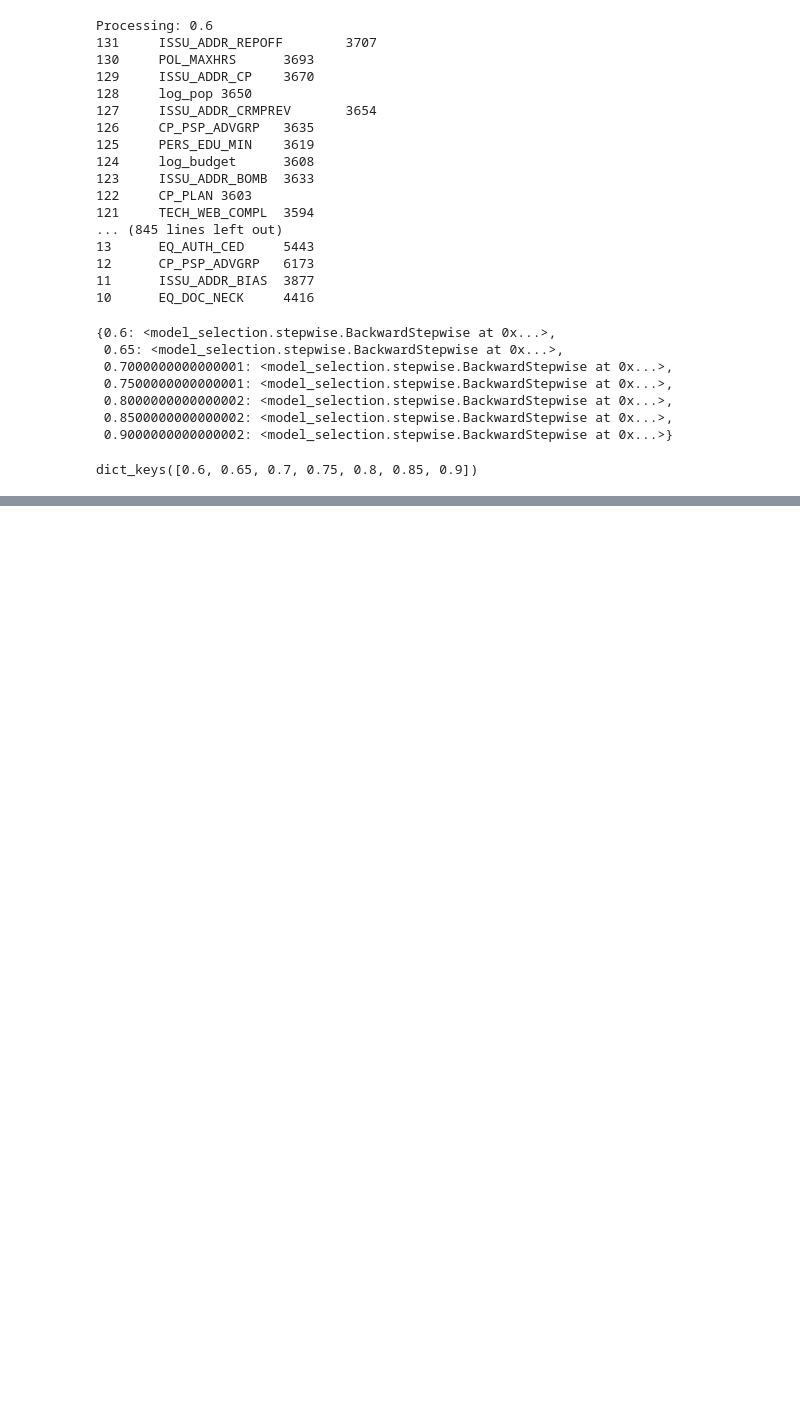
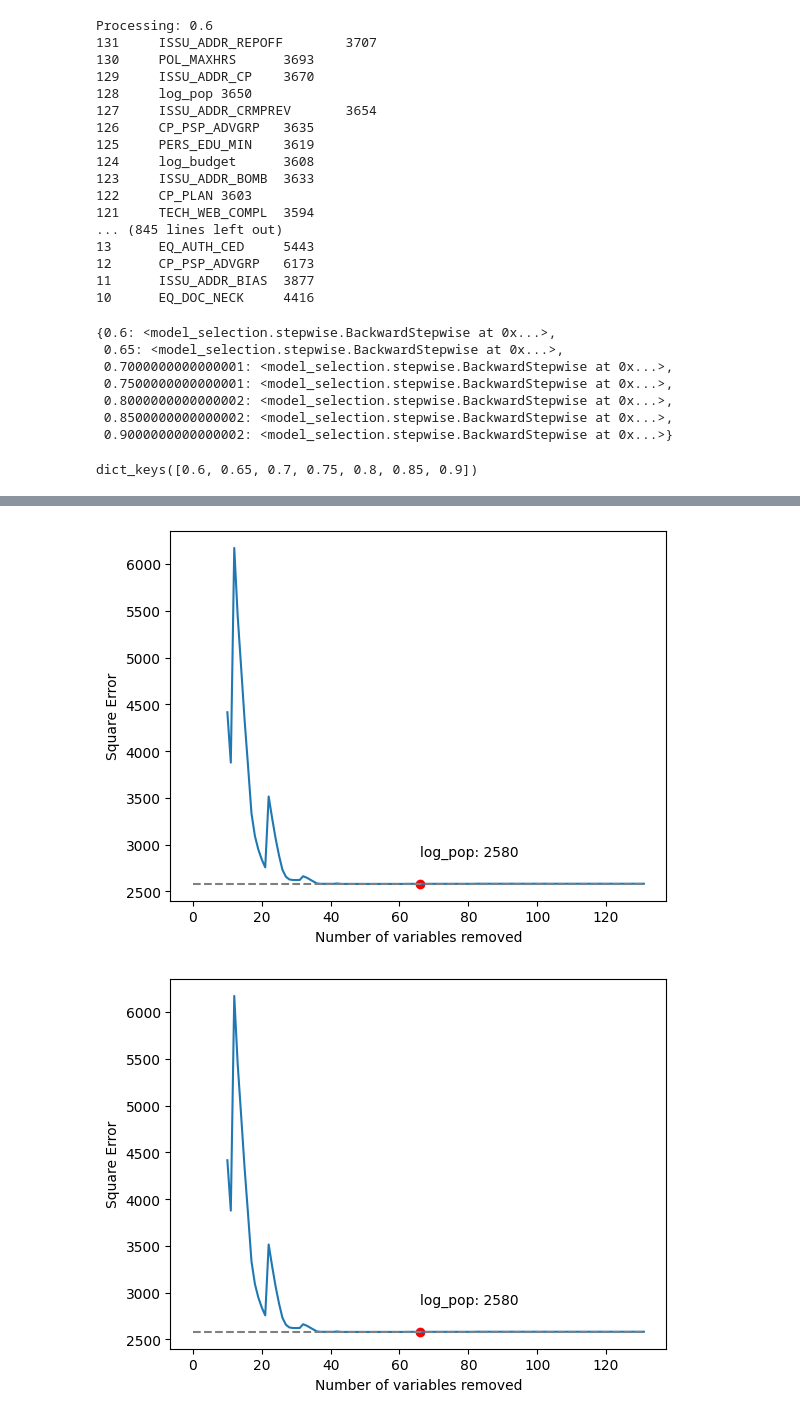
Before and after one commit to teddy21019/NIBRS_diffusion, a Jupyter notebook: Backward_Stepwise.ipynb, the cells around one changed output, grey strips where cells are left out. Saved outputs shown, nothing was run; the diff lists cells and outputs as text; code cells hidden in the pictures; blank space fills up the shorter version.

```diff
--- a/Backward_Stepwise.ipynb
+++ b/Backward_Stepwise.ipynb
@@ -528,0 +497,5 @@ dict_keys([0.6, 0.65, 0.7, 0.75, 0.8, 0.85, 0.9])
+# %%
+StepwiseExaminer(bs_all[0.9]).plot_score_evolution()
+# %% [output]
+[figure, added]
+[figure, added]
```
Also changed, not shown: parts of 12 cells of this notebook, 3 other files.
